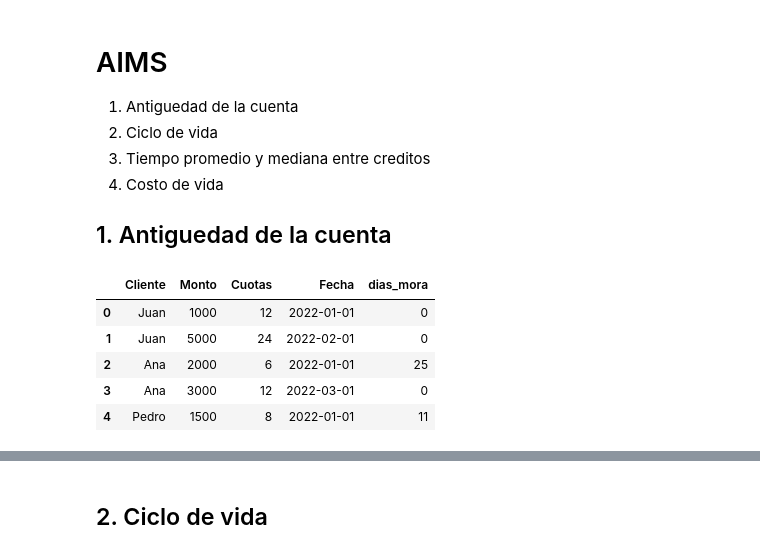
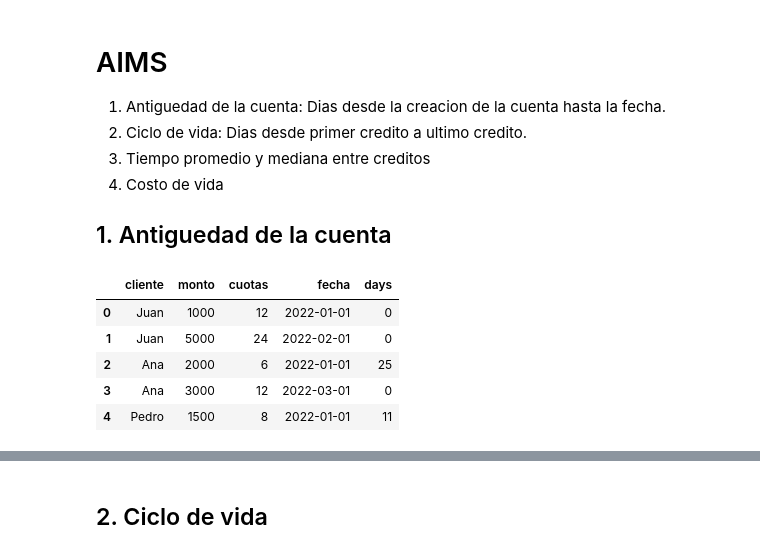
Before and after one commit to oecorrechag/Home-functions, a Jupyter notebook: agrupaciones/cuentas.ipynb, the cells around one changed output, grey strips where cells are left out. Cells and saved outputs as stored; diff of their text form; code cells hidden in the pictures.

```diff
--- a/agrupaciones/cuentas.ipynb
+++ b/agrupaciones/cuentas.ipynb
@@ -6,27 +26,20 @@ import datetime as dt
 # %% [markdown]
 # AIMS
 
-1. Antiguedad de la cuenta
-2. Ciclo de vida
+1. Antiguedad de la cuenta: Dias desde la creacion de la cuenta hasta la fecha.
+2. Ciclo de vida: Dias desde primer credito a ultimo credito.
 3. Tiempo promedio y mediana entre creditos
 4. Costo de vida
 
 ## 1. Antiguedad de la cuenta
-# %%
-creditos = pd.DataFrame({
-    "Cliente": ["Juan", "Juan", "Ana", "Ana", "Pedro", "Pedro"],
-    "Monto": [1000, 5000, 2000, 3000, 1500, 2000],
-    "Cuotas": [12, 24, 6, 12, 8, 12],
-    "Fecha": ["2022-01-01", "2022-02-01", "2022-01-01", "2022-03-01", "2022-01-01", "2022-02-01"],
-    "dias_mora":[0,0,25,0,11,0]
-})
-creditos["Fecha"] = pd.to_datetime(creditos["Fecha"])
-creditos.head()
-# %% [output]
-|  | Cliente | Monto | Cuotas | Fecha | dias_mora |
-| 0 | Juan | 1000 | 12 | 2022-01-01 | 0 |
-| 1 | Juan | 5000 | 24 | 2022-02-01 | 0 |
-| 2 | Ana | 2000 | 6 | 2022-01-01 | 25 |
-| 3 | Ana | 3000 | 12 | 2022-03-01 | 0 |
-| 4 | Pedro | 1500 | 8 | 2022-01-01 | 11 |
+# %%
+creditos = pd.read_parquet(processed / 'creditos.parquet.gzip')
+creditos.head()
+# %% [output]
+|  | cliente | monto | cuotas | fecha | days |
+| 0 | Juan | 1000 | 12 | 2022-01-01 | 0 |
+| 1 | Juan | 5000 | 24 | 2022-02-01 | 0 |
+| 2 | Ana | 2000 | 6 | 2022-01-01 | 25 |
+| 3 | Ana | 3000 | 12 | 2022-03-01 | 0 |
+| 4 | Pedro | 1500 | 8 | 2022-01-01 | 11 |
 # %%
```
Also changed, not shown: parts of 14 cells of this notebook, 2 other files.
